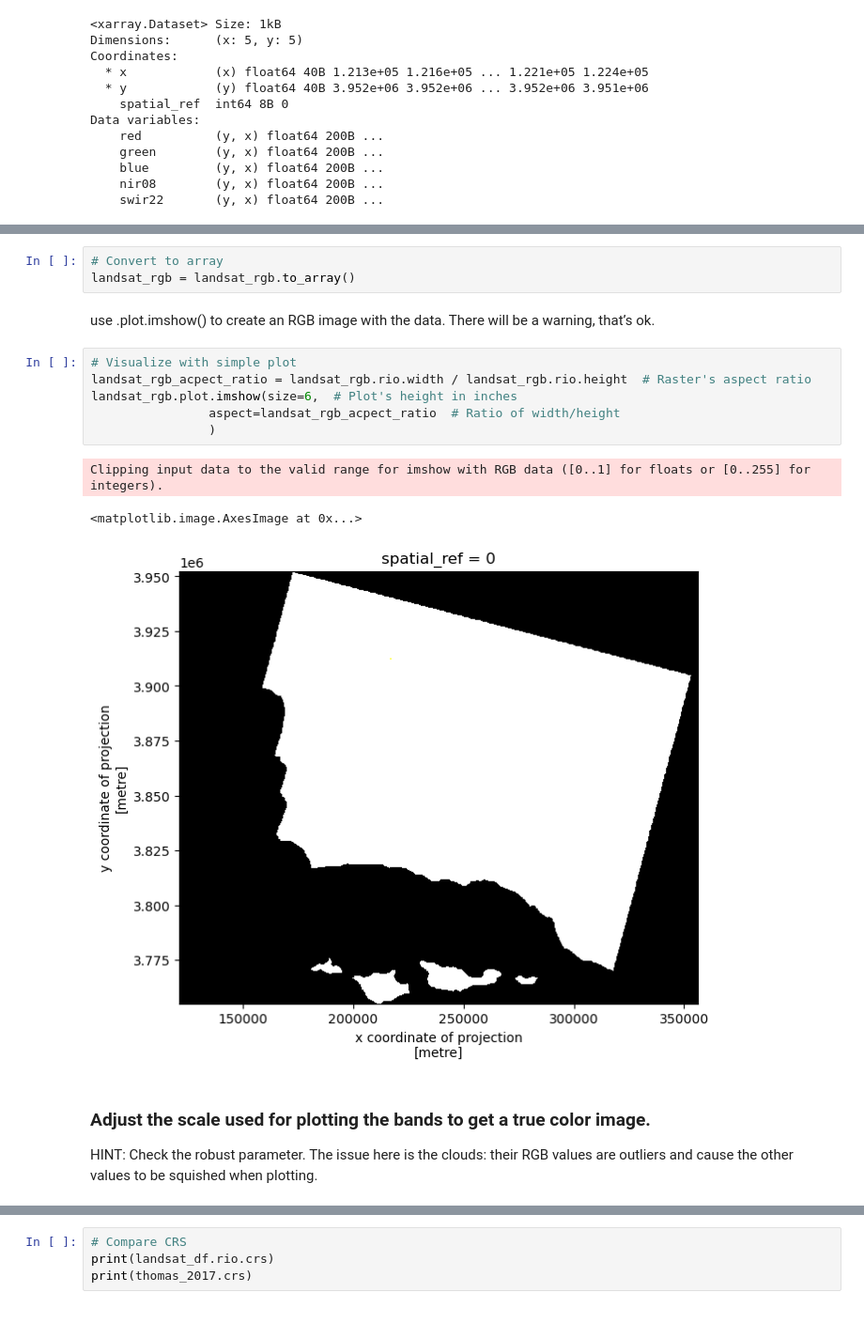
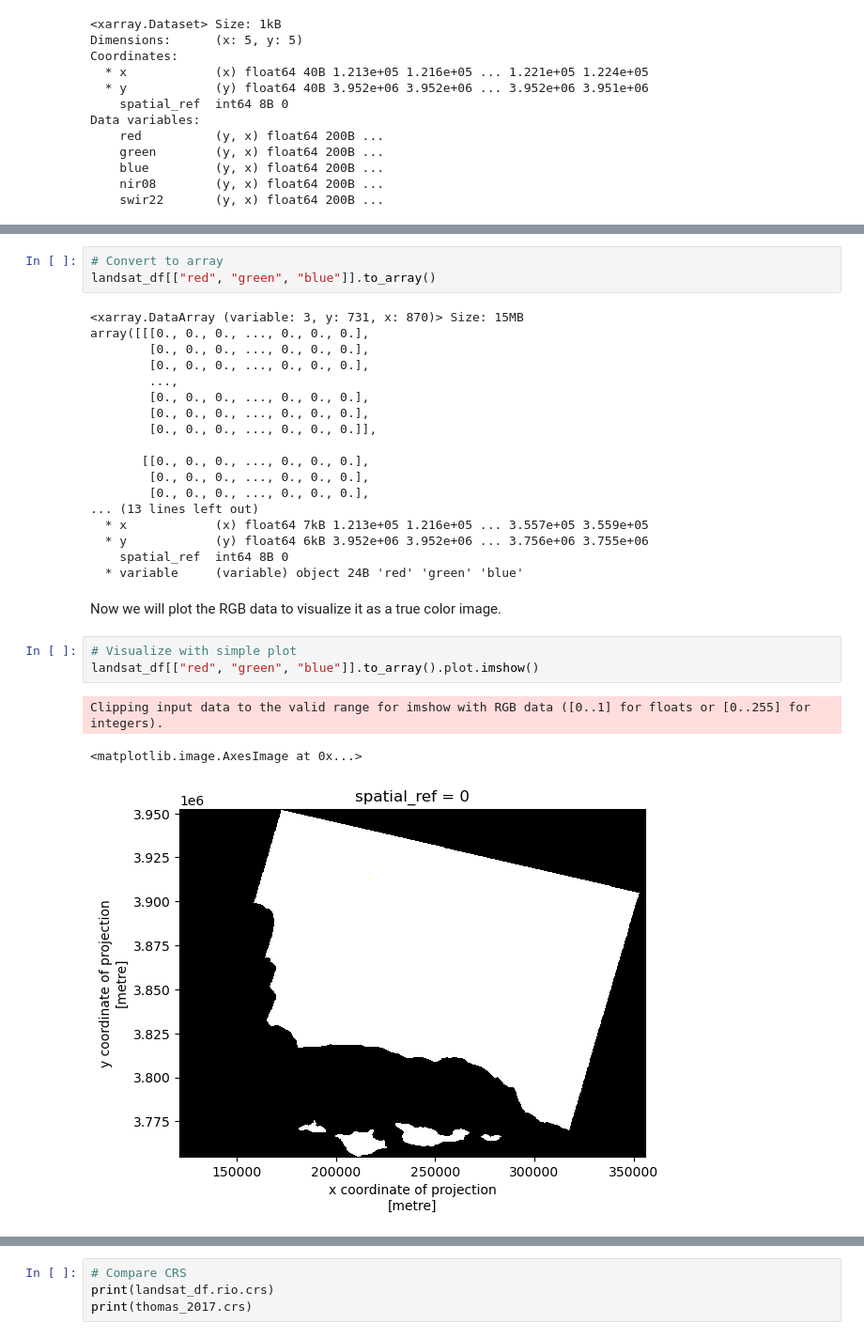
Before and after one commit to imsibaja/eds220-hw4, a Jupyter notebook: hwk4-task2-false-color-MORRIS-SIBAJA.ipynb, the cells around one changed output, grey strips where cells are left out. Shown at 94% size. Drawn from its saved outputs; the diff is of its cells as text.

```diff
--- a/hwk4-task2-false-color-MORRIS-SIBAJA.ipynb
+++ b/hwk4-task2-false-color-MORRIS-SIBAJA.ipynb
@@ -131,19 +135,30 @@ convert it to a numpy.array using the to_array() method
 # %%
 # Convert to array
-landsat_rgb = landsat_rgb.to_array()
+landsat_df[["red", "green", "blue"]].to_array()
+# %% [output]
+<xarray.DataArray (variable: 3, y: 731, x: 870)> Size: 15MB
+array([[[0., 0., 0., ..., 0., 0., 0.],
+        [0., 0., 0., ..., 0., 0., 0.],
+        [0., 0., 0., ..., 0., 0., 0.],
+        ...,
+        [0., 0., 0., ..., 0., 0., 0.],
+        [0., 0., 0., ..., 0., 0., 0.],
+        [0., 0., 0., ..., 0., 0., 0.]],
+
+       [[0., 0., 0., ..., 0., 0., 0.],
+        [0., 0., 0., ..., 0., 0., 0.],
+        [0., 0., 0., ..., 0., 0., 0.],
+... (13 lines left out)
+  * x            (x) float64 7kB 1.213e+05 1.216e+05 ... 3.557e+05 3.559e+05
+  * y            (y) float64 6kB 3.952e+06 3.952e+06 ... 3.756e+06 3.755e+06
+    spatial_ref  int64 8B 0
+  * variable     (variable) object 24B 'red' 'green' 'blue'
-# %% [markdown]
-use .plot.imshow() to create an RGB image with the data. There will be a warning, that’s ok.
-# %%
-# Visualize with simple plot
-landsat_rgb_acpect_ratio = landsat_rgb.rio.width / landsat_rgb.rio.height  # Raster's aspect ratio
-landsat_rgb.plot.imshow(size=6,  # Plot's height in inches
-                aspect=landsat_rgb_acpect_ratio  # Ratio of width/height
-                )
-# %% [output]
-Clipping input data to the valid range for imshow with RGB data ([0..1] for floats or [0..255] for integers).
-<matplotlib.image.AxesImage at 0x...>
-[figure, removed]
-# %% [markdown]
-### Adjust the scale used for plotting the bands to get a true color image.
-
-HINT: Check the robust parameter. The issue here is the clouds: their RGB values are outliers and cause the other values to be squished when plotting.
+# %% [markdown]
+Now we will plot the RGB data to visualize it as a true color image.
+# %%
+# Visualize with simple plot
+landsat_df[["red", "green", "blue"]].to_array().plot.imshow()
+# %% [output]
+Clipping input data to the valid range for imshow with RGB data ([0..1] for floats or [0..255] for integers).
+<matplotlib.image.AxesImage at 0x...>
+[figure, added]
```
Also changed, not shown: parts of 27 cells of this notebook, 1 other file.
